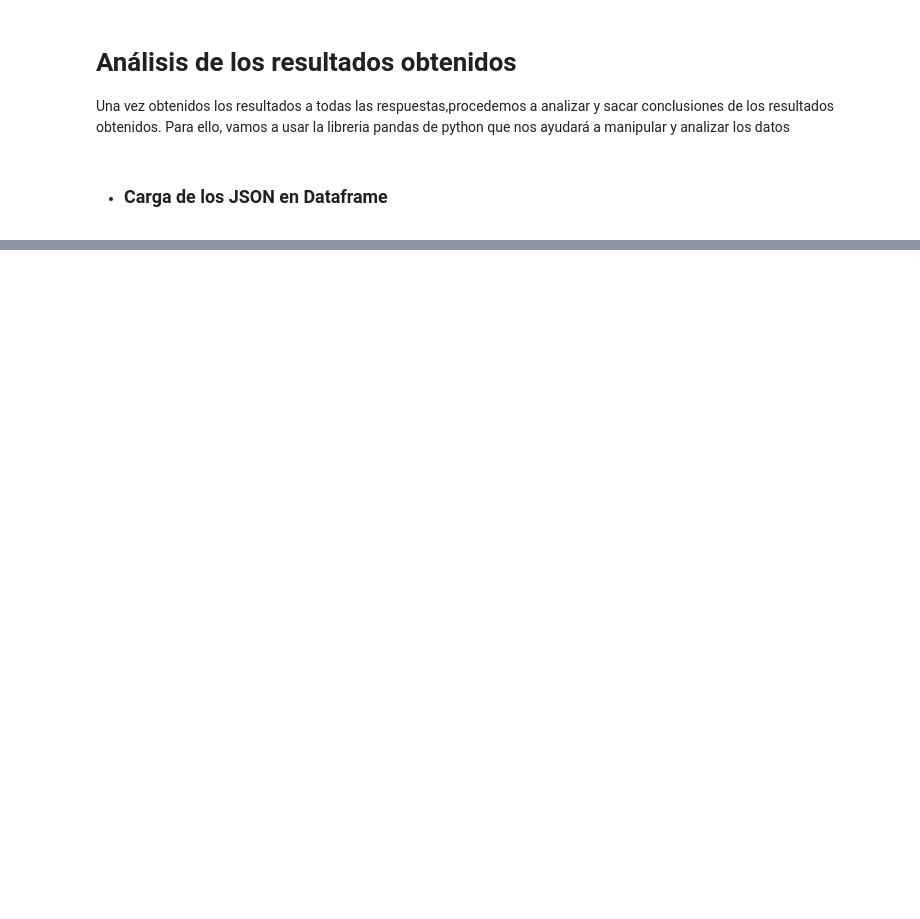
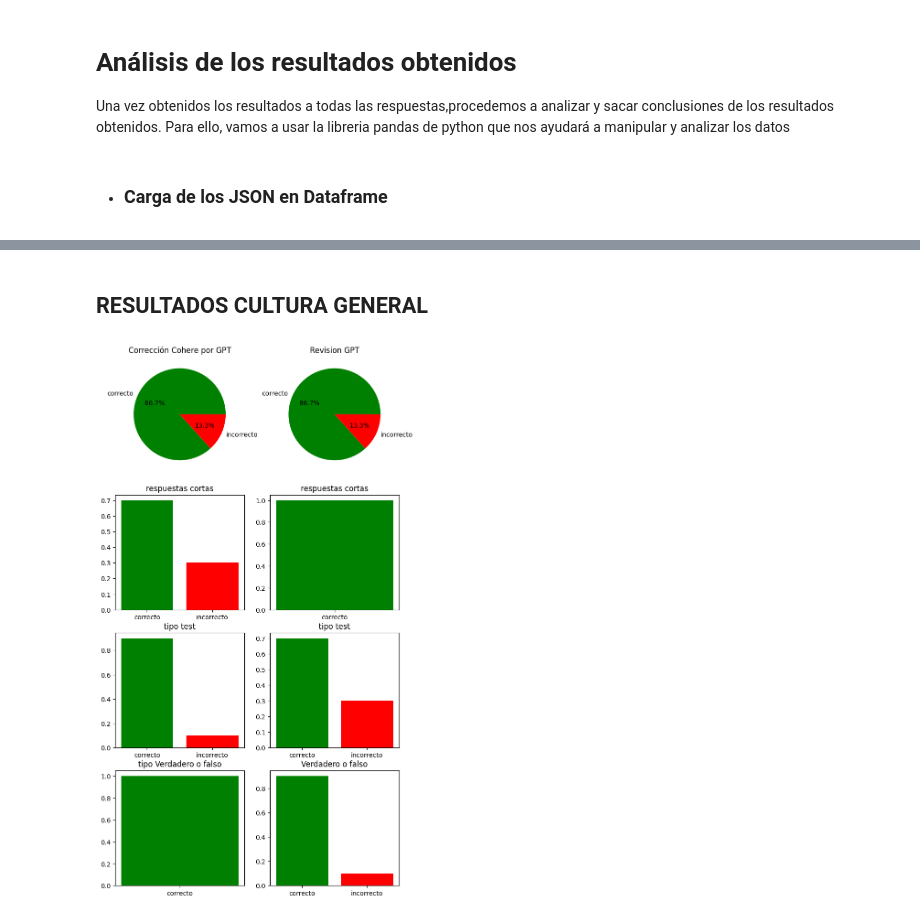
Before and after one commit to JAVI-8/TFG, a Jupyter notebook: Proyecto Prueba/estadisticas.ipynb, the cells around one changed output, grey strips where cells are left out. Saved outputs shown, nothing was run; the diff lists cells and outputs as text; code cells hidden in the pictures; blank space fills up the shorter version.

```diff
--- a/Proyecto Prueba/estadisticas.ipynb
+++ b/Proyecto Prueba/estadisticas.ipynb
@@ -58,0 +61,51 @@ plt.show()
+# %% [markdown]
+## RESULTADOS CULTURA GENERAL
+# %%
+# Calcular la proporción de respuestas correctas e incorrectas
+general = resultados.loc[(resultados['tema'] == 'cultura general')]
+corta = resultados.loc[(resultados['tema'] == 'cultura general') & (resultados['tipo'] == 'respuesta corta')]
+tets = resultados.loc[(resultados['tema'] == 'cultura general') & (resultados['tipo'] == 'test con 3 opciones')]
+vof = resultados.loc[(resultados['tema'] == 'cultura general') & (resultados['tipo'] == 'verdadero o falso')]
+
+proporcionesCohere = general['resultado'].value_counts(normalize=True)
+proporcionesGPT = general['revision'].value_counts(normalize=True)
+
+proporcionesCohereCorta = corta['resultado'].value_counts(normalize=True)
+proporcionesCohereTest = tets['resultado'].value_counts(normalize=True)
+proporcionesCohereVof = vof['resultado'].value_counts(normalize=True)
+
+proporcionesGPTCorta = corta['revision'].value_counts(normalize=True)
+proporcionesGPTTest = tets['revision'].value_counts(normalize=True)
+proporcionesGPTVof = vof['revision'].value_counts(normalize=True)
+
+# Crear una figura con dos subplots (1 fila, 2 columnas)
+fig, axs = plt.subplots(4, 2, figsize=(8, 15))
+
+# Crear el gráfico circular en el segundo subplot
+axs[0][0].pie(proporcionesCohere.values, labels=proporcionesCohere.index, colors=['green', 'red'], autopct='%1.1f%%')
+axs[0][0].set_title('Corrección Cohere por GPT')
+
+axs[0][1].pie(proporcionesGPT.values, labels=proporcionesGPT.index, colors=['green', 'red'], autopct='%1.1f%%')
+axs[0][1].set_title('Revision GPT')
+
+axs[1][0].bar(proporcionesCohereCorta.index, proporcionesCohereCorta.values, color=['green', 'red'])
+axs[1][0].set_title('respuestas cortas')
+
+axs[1][1].bar(proporcionesGPTCorta.index, proporcionesGPTCorta.values, color=['green', 'red'])
+axs[1][1].set_title('respuestas cortas')
+
+axs[2][0].bar(proporcionesCohereTest.index, proporcionesCohereTest.values, color=['green', 'red'])
+axs[2][0].set_title('tipo test')
+
+axs[2][1].bar(proporcionesGPTTest.index, proporcionesGPTTest.values, color=['green', 'red'])
+axs[2][1].set_title('tipo test')
+
+axs[3][0].bar(proporcionesCohereVof.index, proporcionesCohereVof.values, color=['green', 'red'])
+axs[3][0].set_title('tipo Verdadero o falso')
+
+axs[3][1].bar(proporcionesGPTVof.index, proporcionesGPTVof.values, color=['green', 'red'])
+axs[3][1].set_title('Verdadero o falso')
+
+plt.show()
+# %% [output]
+[figure, added]
```
Also changed, not shown: parts of 2 cells of this notebook, 6 other files.
